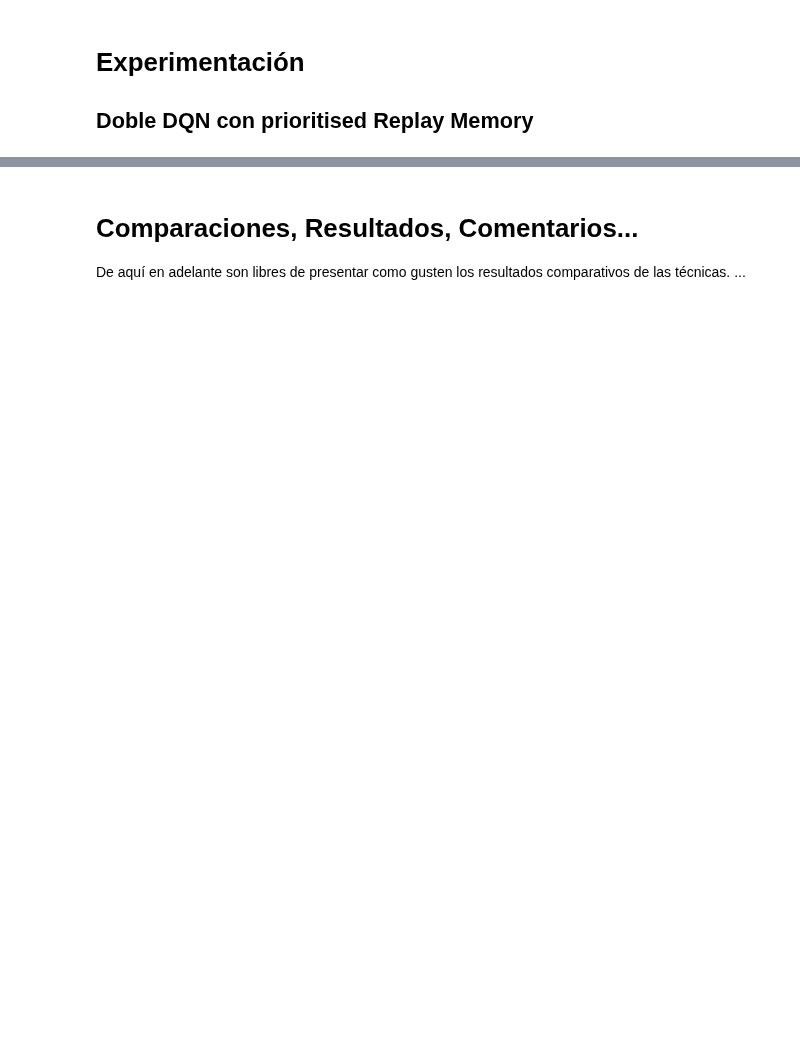
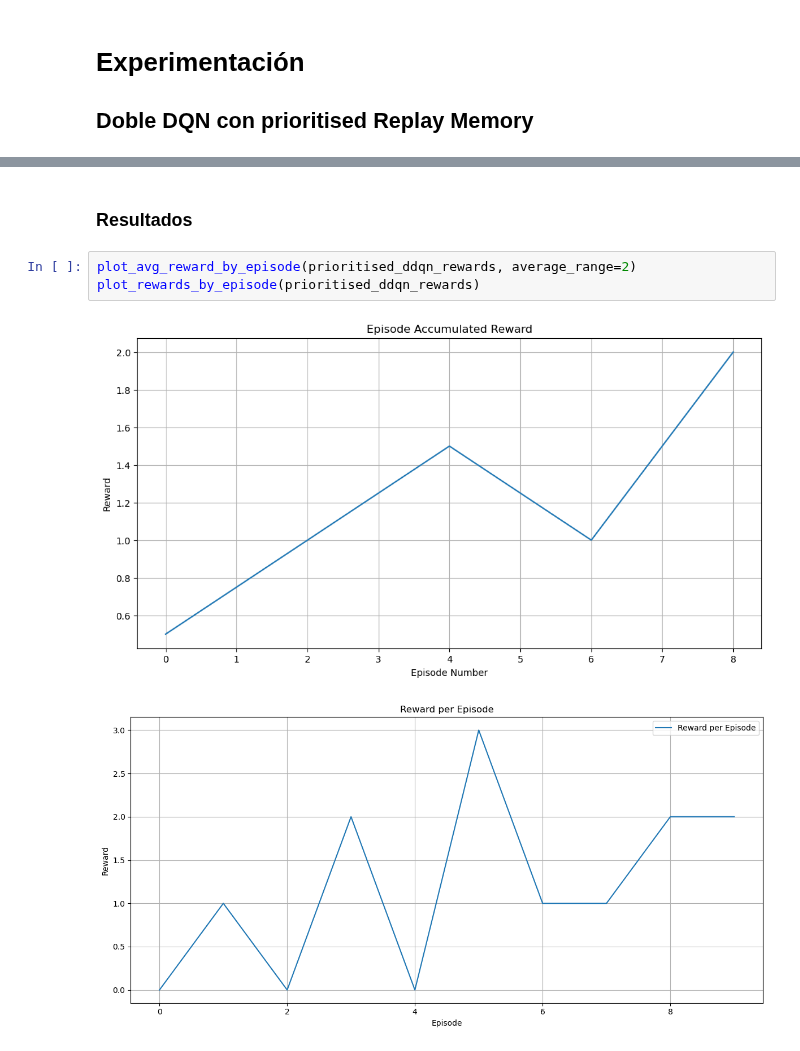
Before and after one commit to ricardodavidpg/taller_ia, a Jupyter notebook: Obligatorio_2025_Letra.ipynb, the cells around one changed output, grey strips where cells are left out. Drawn from its saved outputs; the diff is of its cells as text; blank space fills up the shorter version.

```diff
--- a/Obligatorio_2025_Letra.ipynb
+++ b/Obligatorio_2025_Letra.ipynb
@@ -579,4 +585,8 @@ KeyboardInterrupt:
-# %% [markdown]
-# Comparaciones, Resultados, Comentarios...
-De aquí en adelante son libres de presentar como gusten los resultados comparativos de las técnicas.
-...
+# %% [markdown]
+### Resultados
+# %%
+plot_avg_reward_by_episode(prioritised_ddqn_rewards, average_range=2)
+plot_rewards_by_episode(prioritised_ddqn_rewards)
+# %% [output]
+[figure, added]
+[figure, added]
```
Also changed, not shown: parts of 14 cells of this notebook, 6 other files.
